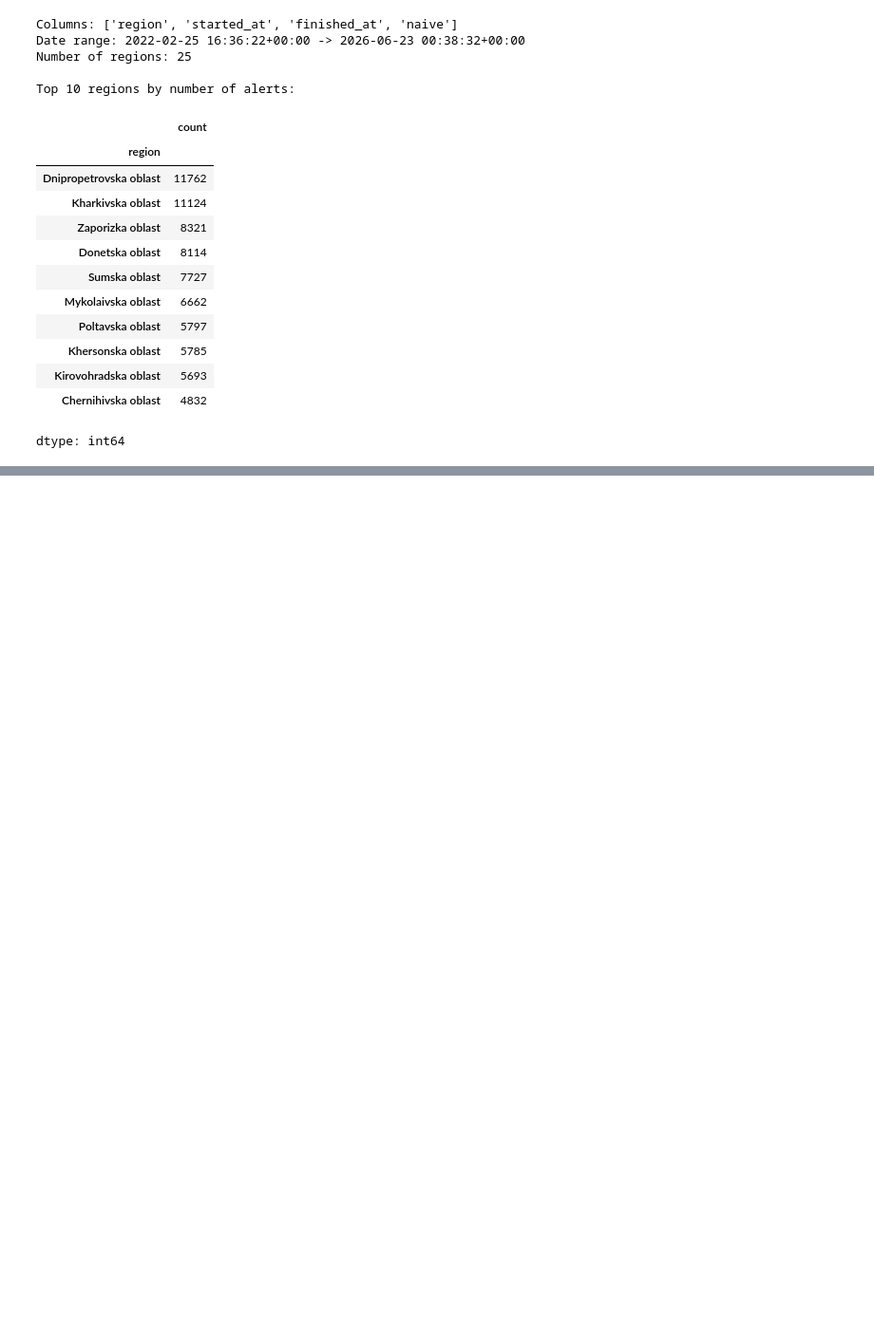
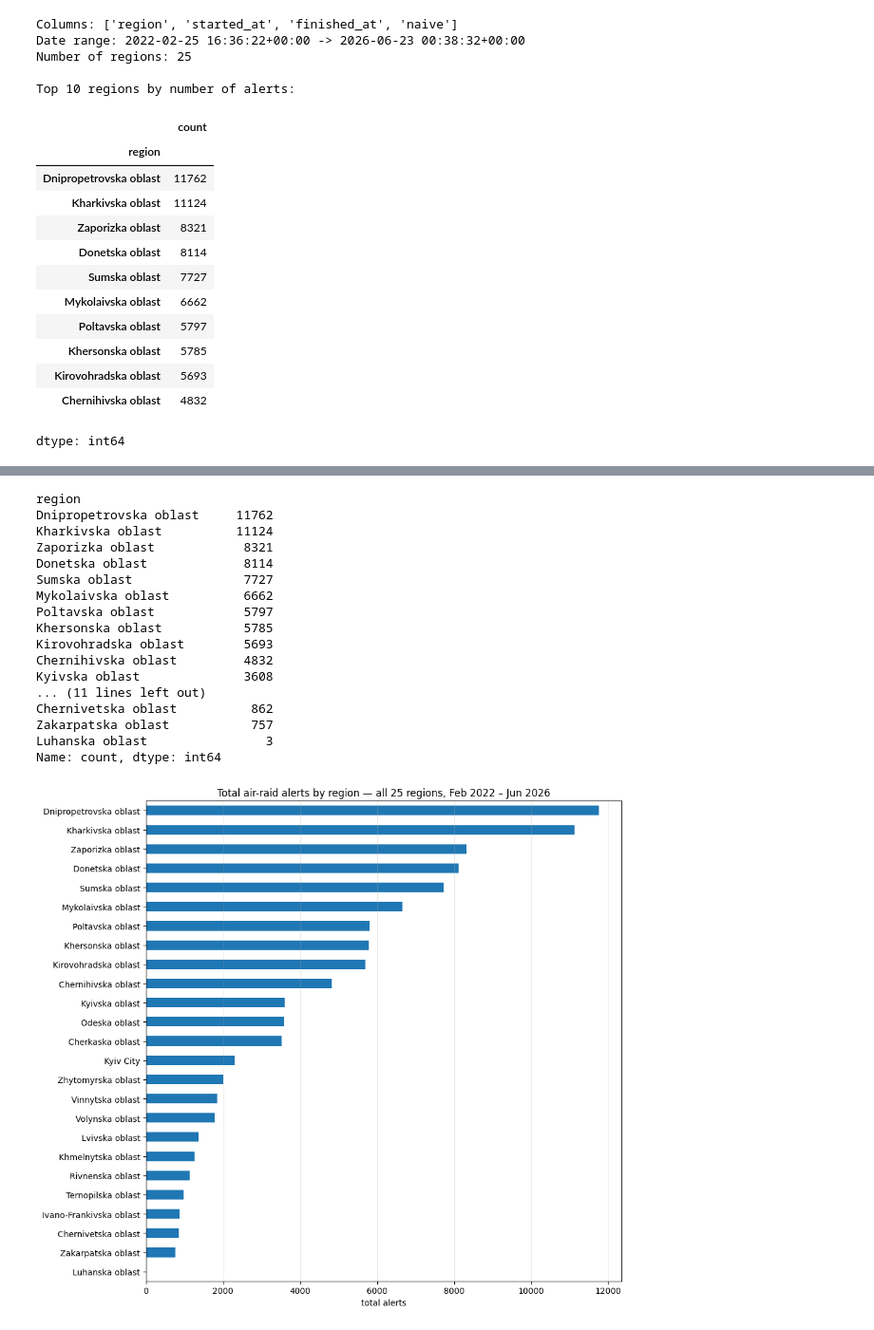
Before and after one commit to PavloLoiek/ukraine-air-raid-alerts, a Jupyter notebook: air_raid_analysis.ipynb, the cells around one changed output, grey strips where cells are left out. Shown at 95% size. Cells and saved outputs as stored; diff of their text form; code cells hidden in the pictures; blank space fills up the shorter version.

```diff
--- a/air_raid_analysis.ipynb
+++ b/air_raid_analysis.ipynb
@@ -47,0 +125,32 @@ dtype: int64
+# %%
+# --- Session 2, Step D: alerts by region — ALL regions ---
+by_region = df['region'].value_counts()
+print(by_region)
+
+plt.figure(figsize=(10, 9))
+by_region.sort_values().plot(kind='barh')   # all regions, smallest at bottom
+plt.title('Total air-raid alerts by region — all 25 regions, Feb 2022 – Jun 2026')
+plt.xlabel('total alerts')
+plt.ylabel('')
+plt.grid(axis='x', alpha=0.3)
+plt.tight_layout()
+plt.show()
+# %% [output]
+region
+Dnipropetrovska oblast     11762
+Kharkivska oblast          11124
+Zaporizka oblast            8321
+Donetska oblast             8114
+Sumska oblast               7727
+Mykolaivska oblast          6662
+Poltavska oblast            5797
+Khersonska oblast           5785
+Kirovohradska oblast        5693
+Chernihivska oblast         4832
+Kyivska oblast              3608
+... (11 lines left out)
+Chernivetska oblast          862
+Zakarpatska oblast           757
+Luhanska oblast                3
+Name: count, dtype: int64
+[figure, added]
```
Also changed, not shown: parts of 6 cells of this notebook.
